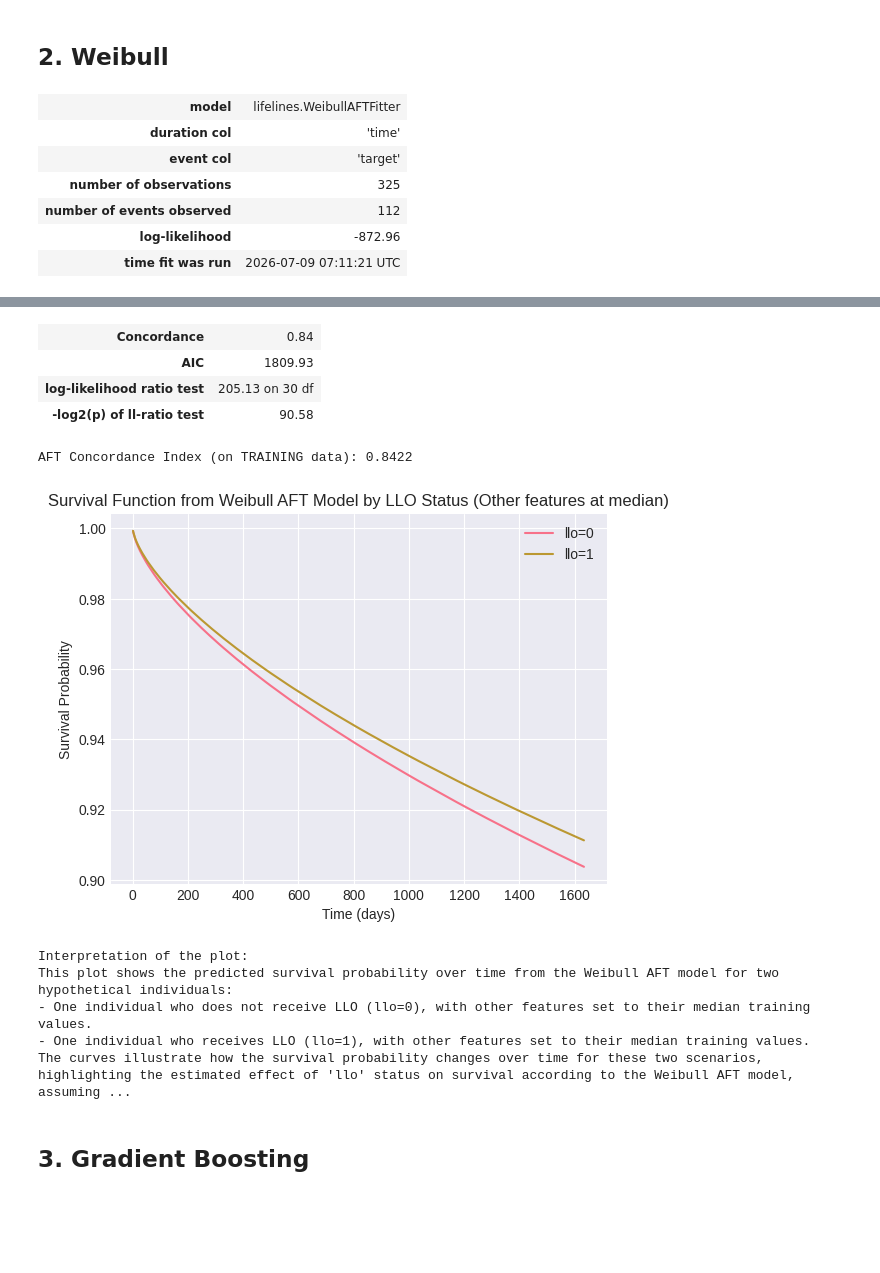
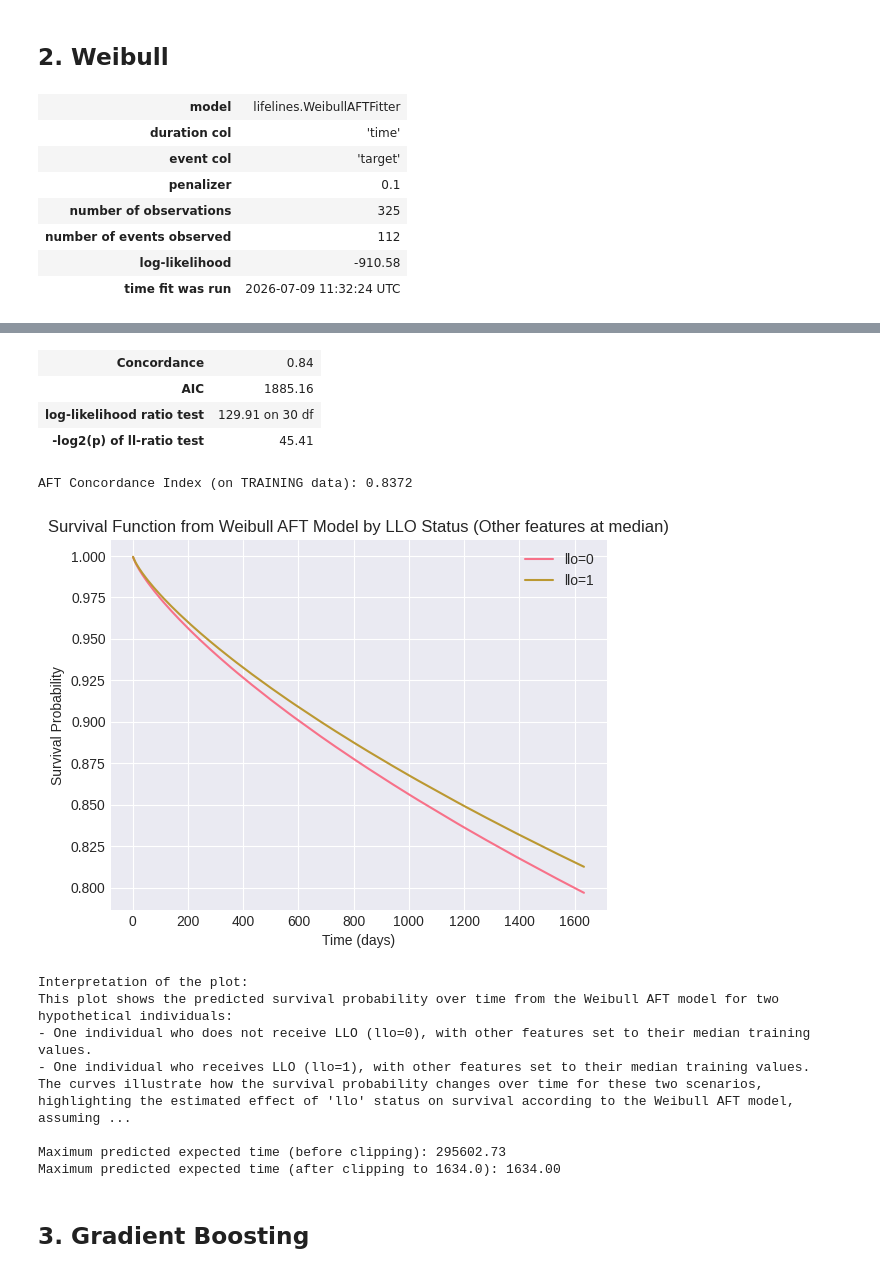
Before and after one commit to D2718281828nis/BioMedAI-Heart-Desease-LifeTime-Forecast, a Jupyter notebook: Survival-function-analysys.ipynb, the cells around one changed output, grey strips where cells are left out. Saved outputs shown, nothing was run; the diff lists cells and outputs as text; code cells hidden in the pictures; blank space fills up the shorter version.

```diff
--- a/Survival-function-analysys.ipynb
+++ b/Survival-function-analysys.ipynb
@@ -888,7 +878,7 @@ cph_data_test_scaled = cph_data_test_scaled.dropna()
 
 
 # Fit a Weibull AFT model
-aft = WeibullAFTFitter(alpha=0.05)
+aft = WeibullAFTFitter(alpha=0.05, penalizer=0.1) # Added penalizer for regularization
 aft.fit(cph_data_train_scaled, duration_col='time', event_col='target')
 
 # Print summary
@@ -933,12 +923,25 @@ print("This plot shows the predicted survival probability over time from the Wei
 print("- One individual who does not receive LLO (llo=0), with other features set to their median training values.")
 print("- One individual who receives LLO (llo=1), with other features set to their median training values.")
 print("The curves illustrate how the survival probability changes over time for these two scenarios, highlighting the estimated effect of 'llo' status on survival according to the Weibull AFT model, assuming other factors are kept at their median levels.")
+
+# Get the maximum observed time from the training data
+max_observed_time = time_train.max()
+
+# Predict expected survival times for the entire training set
+predicted_expected_times = aft.predict_expectation(cph_data_train_scaled.drop(columns=['time', 'target']))
+
+# Apply clipping to ensure predicted expected times do not exceed the maximum observed time
+predicted_expected_times_clipped = np.clip(predicted_expected_times, None, max_observed_time)
+
+print(f"\nMaximum predicted expected time (before clipping): {predicted_expected_times.max():.2f}")
+print(f"Maximum predicted expected time (after clipping to {max_observed_time}): {predicted_expected_times_clipped.max():.2f}")
 # %% [output]
 | model | lifelines.WeibullAFTFitter |
 | duration col | 'time' |
 | event col | 'target' |
+| penalizer | 0.1 |
 | number of observations | 325 |
 | number of events observed | 112 |
-| log-likelihood | -872.96 |
-| time fit was run | 2026-07-09 07:11:21 UTC |
+| log-likelihood | -910.58 |
+| time fit was run | 2026-07-09 11:32:24 UTC |
 |  |  | coef | exp(coef) | se(coef) | coef lower 95% | coef upper 95% | exp(coef) lower 95% | ... |
@@ -961,14 +964,17 @@ print("The curves illustrate how the survival probability changes over time for
 | Concordance | 0.84 |
-| AIC | 1809.93 |
-| log-likelihood ratio test | 205.13 on 30 df |
-| -log2(p) of ll-ratio test | 90.58 |
+| AIC | 1885.16 |
+| log-likelihood ratio test | 129.91 on 30 df |
+| -log2(p) of ll-ratio test | 45.41 |
-AFT Concordance Index (on TRAINING data): 0.8422
+AFT Concordance Index (on TRAINING data): 0.8372
-[figure, old version]
+[figure, new version]
 Interpretation of the plot:
 This plot shows the predicted survival probability over time from the Weibull AFT model for two hypothetical individuals:
 - One individual who does not receive LLO (llo=0), with other features set to their median training values.
 - One individual who receives LLO (llo=1), with other features set to their median training values.
 The curves illustrate how the survival probability changes over time for these two scenarios, highlighting the estimated effect of 'llo' status on survival according to the Weibull AFT model, assuming ...
+
+Maximum predicted expected time (before clipping): 295602.73
+Maximum predicted expected time (after clipping to 1634.0): 1634.00
 # %% [markdown]
 ## 3. Gradient Boosting
 # %%
```
Also changed, not shown: parts of 15 cells of this notebook.
